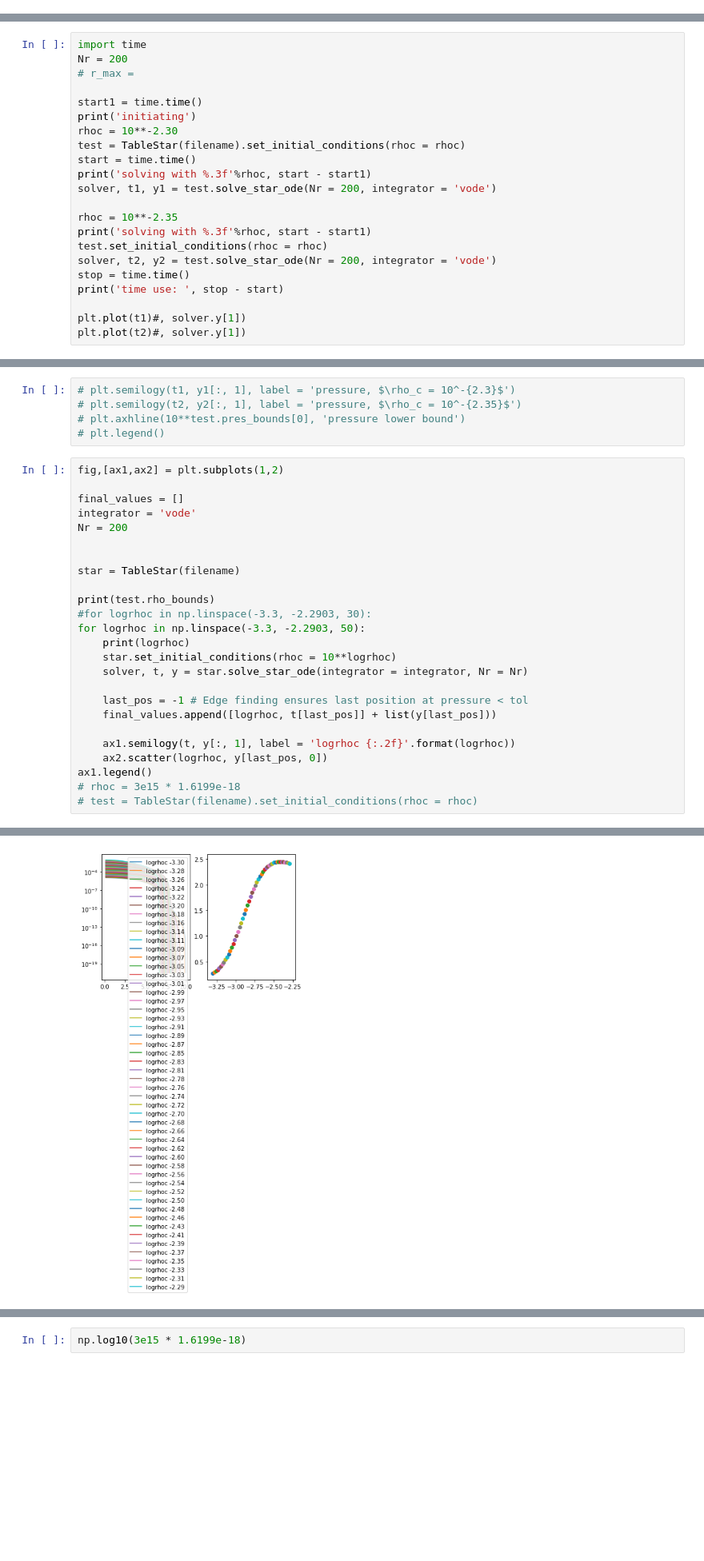
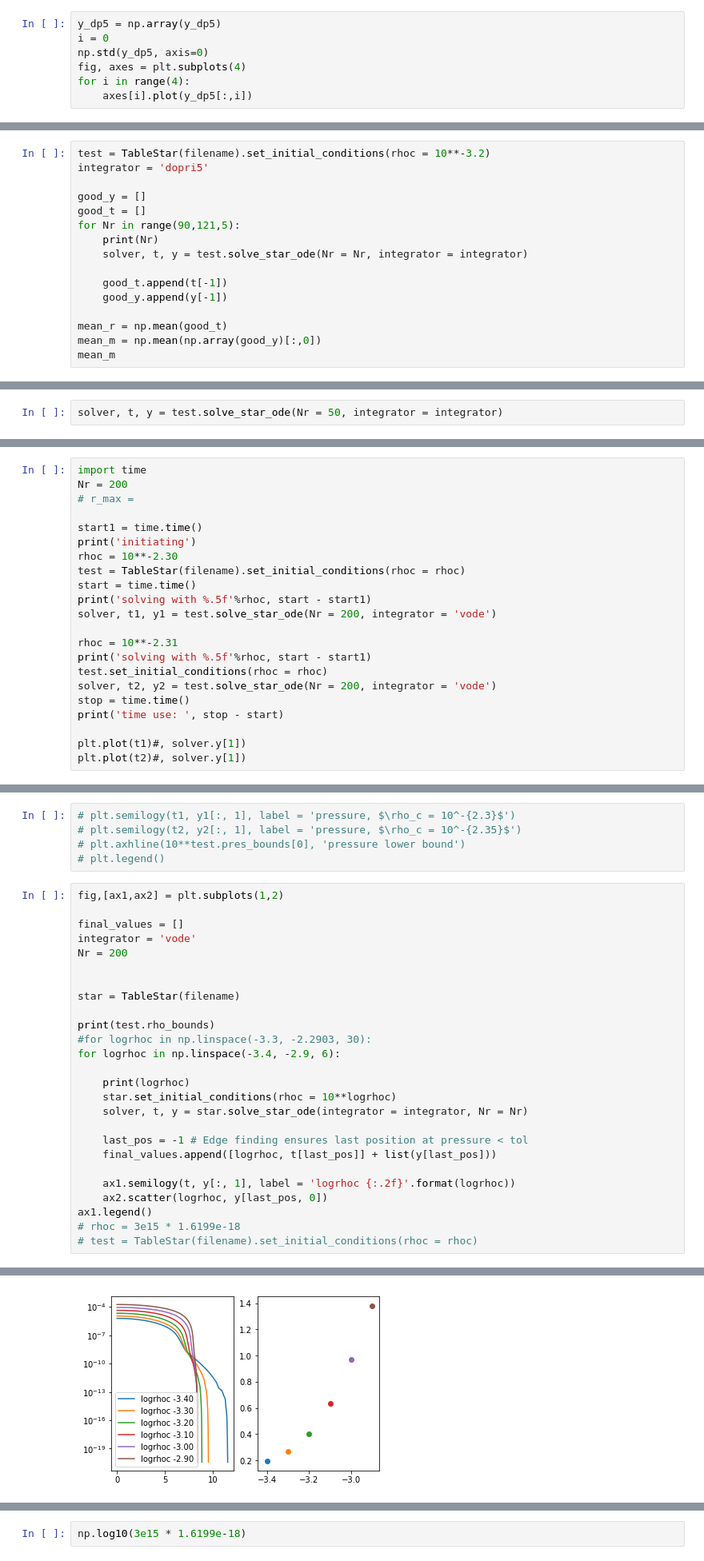
Before and after one commit to halvarsu/PHY905-Numerical-Relativity, a Jupyter notebook: project1/TOV_solver.ipynb, the cells around one changed output, grey strips where cells are left out. Shown at 80% size. Saved outputs shown, nothing was run; the diff lists cells and outputs as text; blank space fills up the shorter version.

Commit message:
changed to provided tables

```diff
--- a/project1/TOV_solver.ipynb
+++ b/project1/TOV_solver.ipynb
@@ -458,0 +359,7 @@ for Nr in Nr_values:
+# %%
+y_dp5 = np.array(y_dp5)
+i = 0
+np.std(y_dp5, axis=0)
+fig, axes = plt.subplots(4)
+for i in range(4):
+    axes[i].plot(y_dp5[:,i])
@@ -458,0 +371,16 @@ for Nr in Nr_values:
+# %%
+test = TableStar(filename).set_initial_conditions(rhoc = 10**-3.2)
+integrator = 'dopri5'
+
+good_y = []
+good_t = []
+for Nr in range(90,121,5):
+    print(Nr)
+    solver, t, y = test.solve_star_ode(Nr = Nr, integrator = integrator)
+
+    good_t.append(t[-1])
+    good_y.append(y[-1])
+
+mean_r = np.mean(good_t)
+mean_m = np.mean(np.array(good_y)[:,0])
+mean_m
@@ -458,0 +424,2 @@ for Nr in Nr_values:
+# %%
+solver, t, y = test.solve_star_ode(Nr = 50, integrator = integrator)
@@ -481,11 +475,11 @@ print('initiating')
 rhoc = 10**-2.30
 test = TableStar(filename).set_initial_conditions(rhoc = rhoc)
 start = time.time()
-print('solving with %.3f'%rhoc, start - start1)
+print('solving with %.5f'%rhoc, start - start1)
 solver, t1, y1 = test.solve_star_ode(Nr = 200, integrator = 'vode')
 
-rhoc = 10**-2.35
-print('solving with %.3f'%rhoc, start - start1)
+rhoc = 10**-2.31
+print('solving with %.5f'%rhoc, start - start1)
 test.set_initial_conditions(rhoc = rhoc)
 solver, t2, y2 = test.solve_star_ode(Nr = 200, integrator = 'vode')
 stop = time.time()
@@ -528,7 +520,8 @@ star = TableStar(filename)
 
 print(test.rho_bounds)
 #for logrhoc in np.linspace(-3.3, -2.2903, 30):
-for logrhoc in np.linspace(-3.3, -2.2903, 50):
+for logrhoc in np.linspace(-3.4, -2.9, 6):
+
     print(logrhoc)
     star.set_initial_conditions(rhoc = 10**logrhoc)
     solver, t, y = star.solve_star_ode(integrator = integrator, Nr = Nr)
@@ -565 +546 @@ ax1.legend()
-[figure, old version]
+[figure, new version]
```
Also changed, not shown: parts of 40 cells of this notebook, 2 other files.
